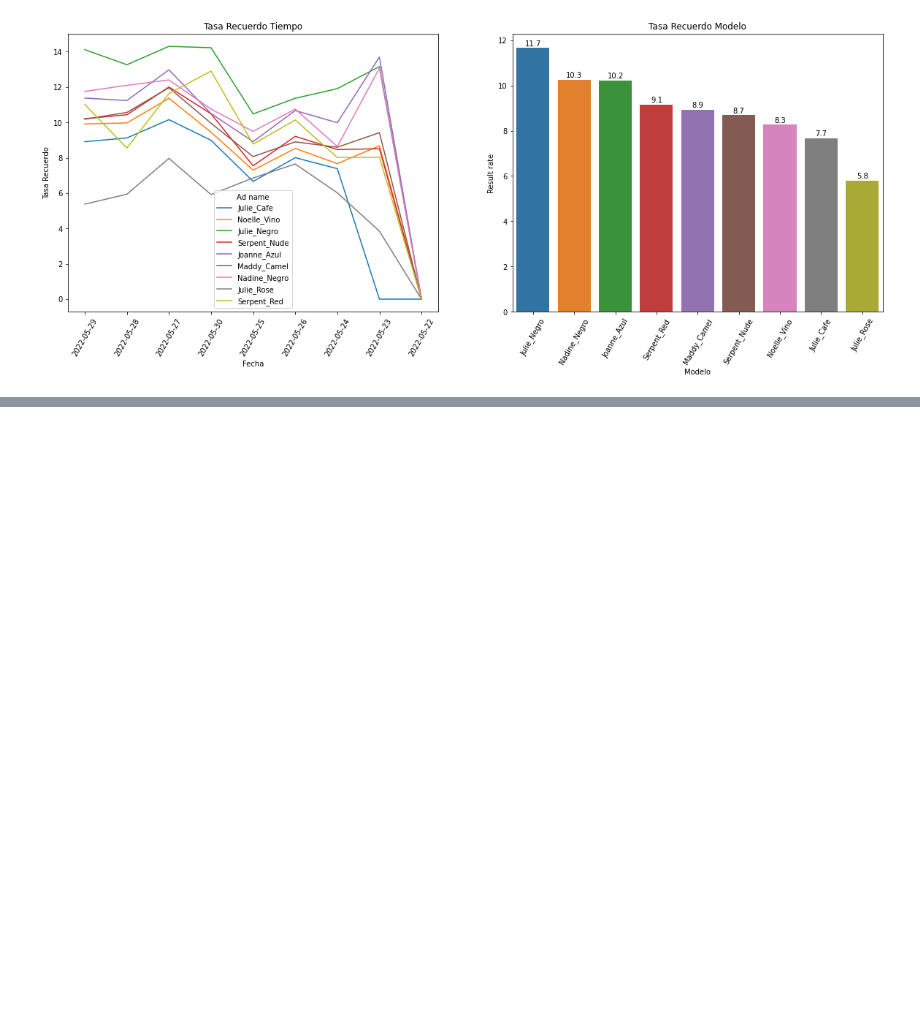
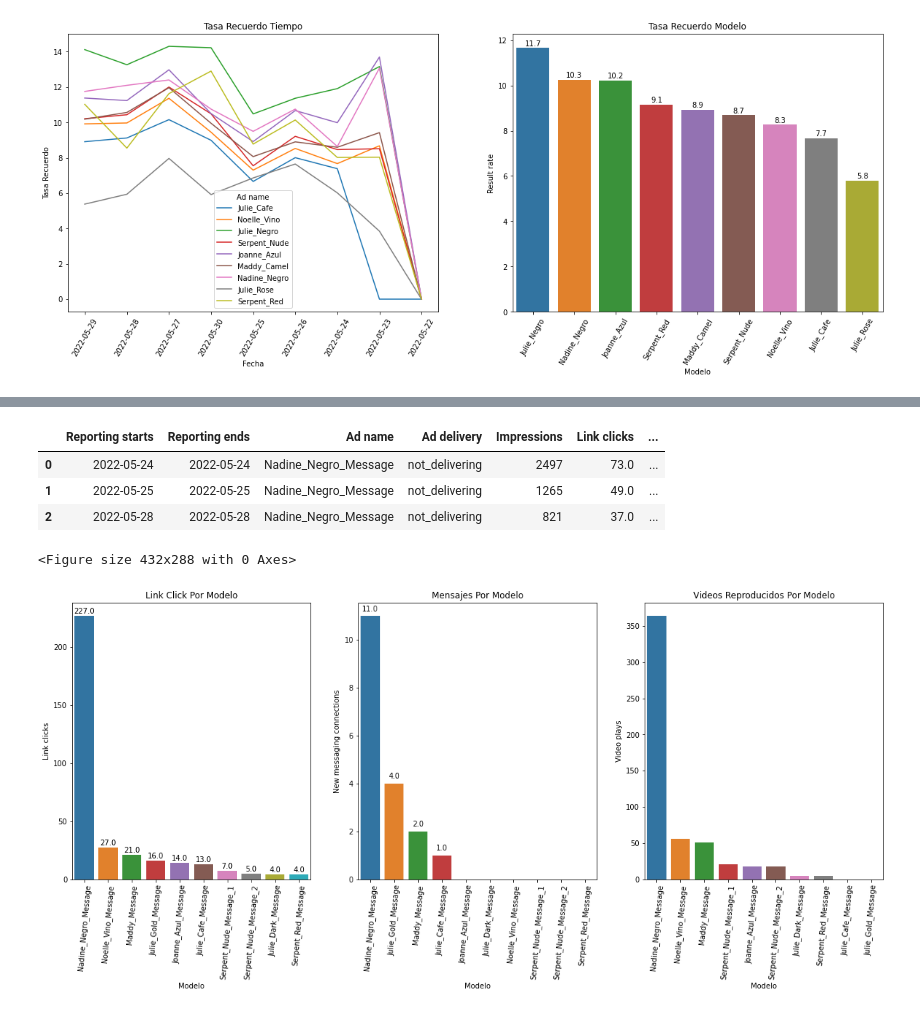
Before and after one commit to juanm05/Mayo_Facebook, a Jupyter notebook: main.ipynb, the cells around one changed output, grey strips where cells are left out. Saved outputs shown, nothing was run; the diff lists cells and outputs as text; code cells hidden in the pictures; blank space fills up the shorter version.

```diff
--- a/main.ipynb
+++ b/main.ipynb
@@ -113,0 +131,44 @@ plt.show()
+# %%
+df_mensaje = pd.read_csv("albana_ad-Ads-Apr-1-2022-May-31-2022.csv")
+# %%
+df_mensaje.head(3)
+# %% [output]
+|  | Reporting starts | Reporting ends | Ad name | Ad delivery | Impressions | Link clicks | ... |
+| 0 | 2022-05-24 | 2022-05-24 | Nadine_Negro_Message | not_delivering | 2497 | 73.0 | ... |
+| 1 | 2022-05-25 | 2022-05-25 | Nadine_Negro_Message | not_delivering | 1265 | 49.0 | ... |
+| 2 | 2022-05-28 | 2022-05-28 | Nadine_Negro_Message | not_delivering | 821 | 37.0 | ... |
+# %%
+# Modelo con mayor cantidad de links
+# Modelo con mayor cantidad de conversaciones
+# Modelo con mayor reproduccion de video
+
+plt.clf()
+fig, ax = plt.subplots(1, 3, figsize = (20, 7))
+
+x_values = df_mensaje.groupby("Ad name")["Link clicks"].sum().reset_index().sort_values(by = "Link clicks", ascending = False)
+
+ax1 = sns.barplot(data = df_mensaje, x = "Ad name", y = "Link clicks", ax = ax[0], ci = 0, order = x_values["Ad name"], estimator = sum)
+ax1.set_xticklabels(x_values["Ad name"], rotation = 85)
+ax1.set_title("Link Click Por Modelo")
+ax1.set_xlabel("Modelo")
+for values in ax1.patches:
+    ax1.annotate(format(values.get_height(), ".1f"), [values.get_x() + values.get_width() / 2, values.get_height() + 2], ha = "center")
+
+x_values = df_mensaje.groupby("Ad name")["New messaging connections"].sum().reset_index().sort_values(by = "New messaging connections", ascending = False)
+ax2 = sns.barplot(data = df_mensaje, x = "Ad name", y = "New messaging connections", estimator = sum, ax = ax[1], ci = 0, order = x_values["Ad name"])
+ax2.set_xticklabels(x_values["Ad name"], rotation = 85)
+for values in ax2.patches:
+    ax2.annotate(format(values.get_height(), ".1f"), [values.get_x() + values.get_width() / 2, values.get_height() + .2], ha = "center")
+ax2.set_title("Mensajes Por Modelo")
+ax2.set_xlabel("Modelo")
+
+x_values = df_mensaje.groupby("Ad name")["Video plays"].sum().reset_index().sort_values(by = "Video plays", ascending = False)
+ax3 = sns.barplot(data = df_mensaje, x = "Ad name", y = "Video plays", estimator = sum, ax = ax[2], order = x_values["Ad name"], ci = 0)
+ax3.set_xticklabels(x_values["Ad name"], rotation = 85)
+ax3.set_xlabel("Modelo")
+ax3.set_title("Videos Reproducidos Por Modelo")
+
+plt.show()
+# %% [output]
+<Figure size 432x288 with 0 Axes>
+[figure, added]
```
Also changed, not shown: parts of 2 cells of this notebook, 1 other file.
